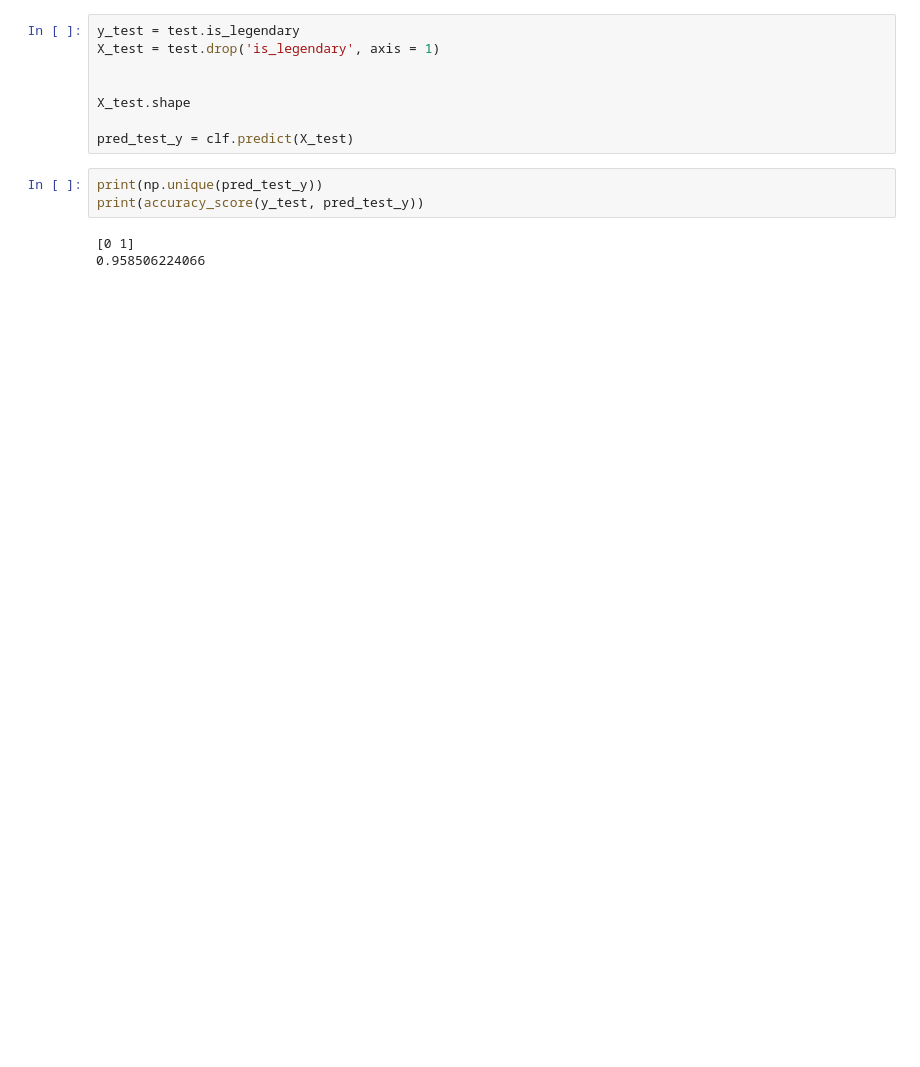
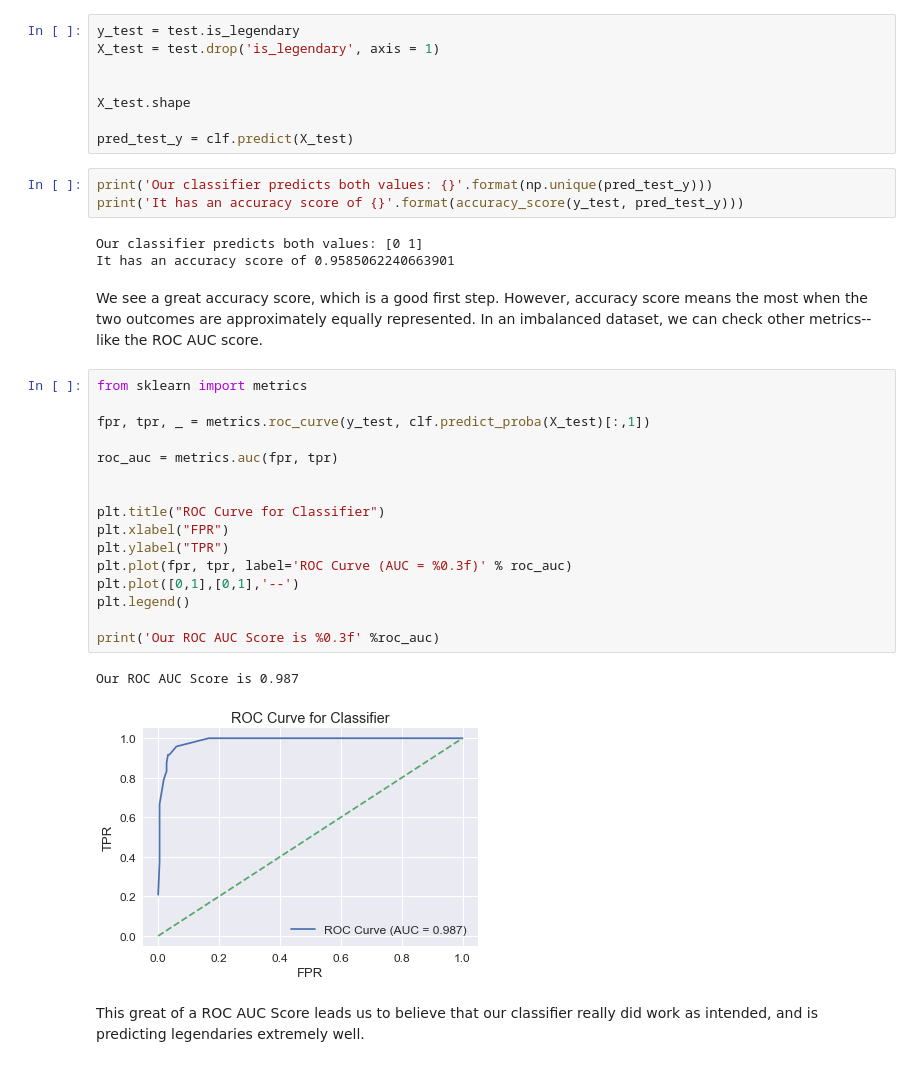
Before and after one commit to eBatson/datascience, a Jupyter notebook: Pokemon/Pokemon.ipynb, the cells around one changed output. Cells and saved outputs as stored; diff of their text form; blank space fills up the shorter version.

```diff
--- a/Pokemon/Pokemon.ipynb
+++ b/Pokemon/Pokemon.ipynb
@@ -379,8 +383,31 @@ X_test.shape
 
 pred_test_y = clf.predict(X_test)
 # %%
-print(np.unique(pred_test_y))
-print(accuracy_score(y_test, pred_test_y))
+print('Our classifier predicts both values: {}'.format(np.unique(pred_test_y)))
+print('It has an accuracy score of {}'.format(accuracy_score(y_test, pred_test_y)))
 # %% [output]
-[0 1]
-0.958506224066
+Our classifier predicts both values: [0 1]
+It has an accuracy score of 0.9585062240663901
+# %% [markdown]
+We see a great accuracy score, which is a good first step. However, accuracy score means the most when the two outcomes are approximately equally represented. In an imbalanced dataset, we can check other metrics-- like the ROC AUC score.
+# %%
+from sklearn import metrics
+
+fpr, tpr, _ = metrics.roc_curve(y_test, clf.predict_proba(X_test)[:,1])
+
+roc_auc = metrics.auc(fpr, tpr)
+
+
+plt.title("ROC Curve for Classifier")
+plt.xlabel("FPR")
+plt.ylabel("TPR")
+plt.plot(fpr, tpr, label='ROC Curve (AUC = %0.3f)' % roc_auc)
+plt.plot([0,1],[0,1],'--')
+plt.legend()
+
+print('Our ROC AUC Score is %0.3f' %roc_auc)
+# %% [output]
+Our ROC AUC Score is 0.987
+[figure, added]
+# %% [markdown]
+This great of a ROC AUC Score leads us to believe that our classifier really did work as intended, and is predicting legendaries extremely well.
```
Also changed, not shown: parts of 8 cells of this notebook.
